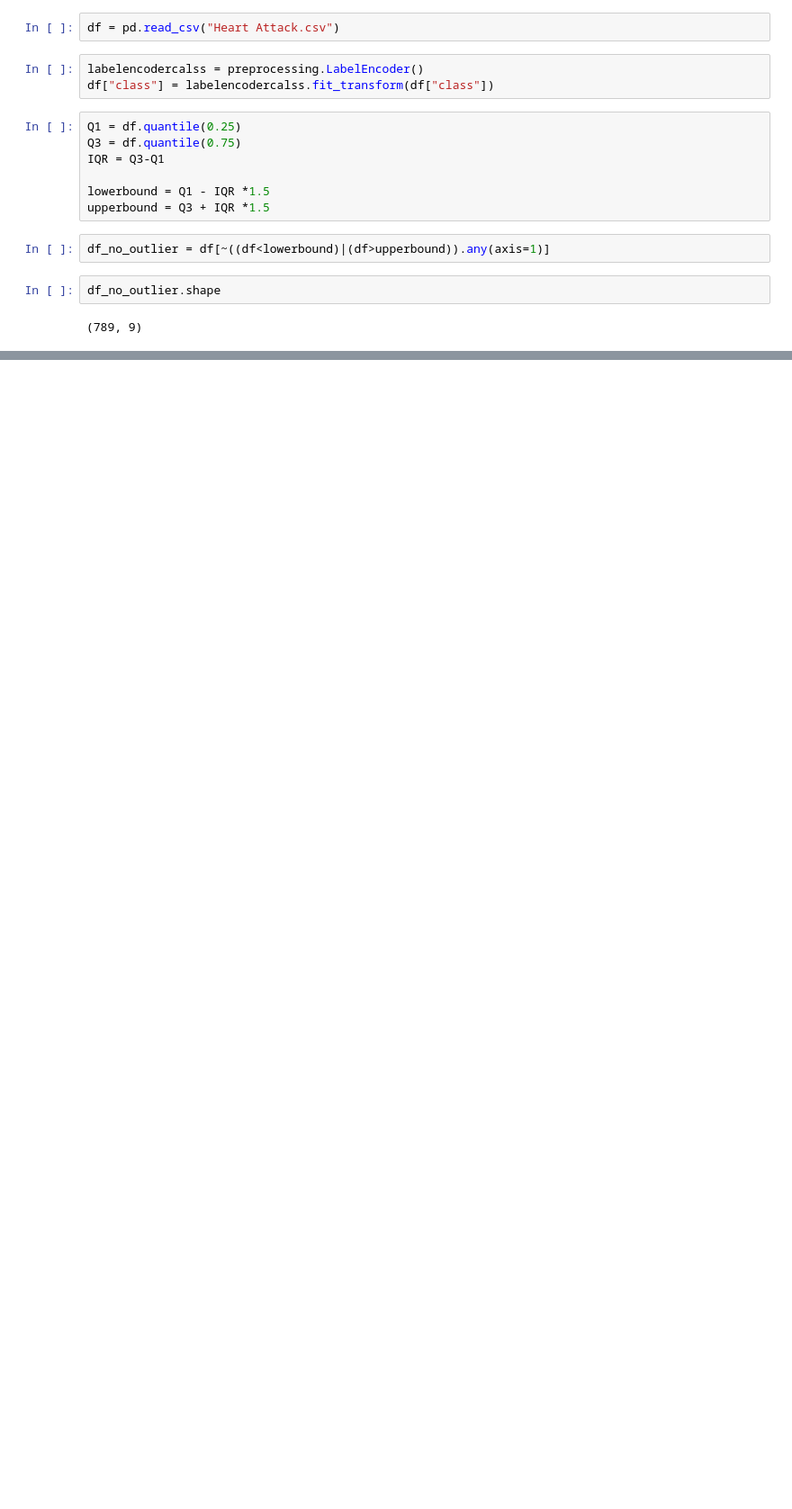
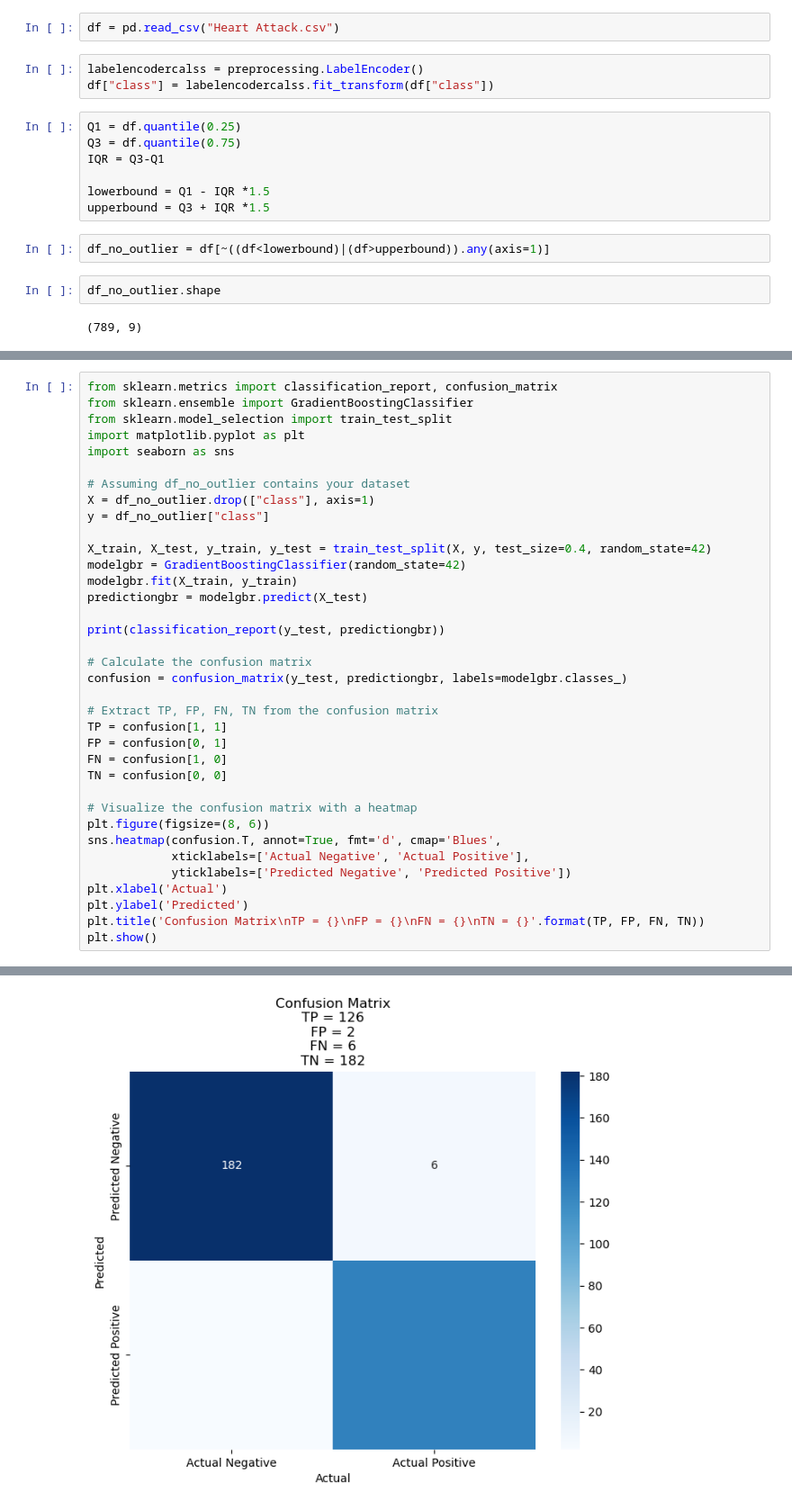
Before and after one commit to Mazcho/Model-dan-Deployment-Klasifikasi-serangan-jantung, a Jupyter notebook: Modeling Implementasi.ipynb, the cells around one changed output, grey strips where cells are left out. Shown at 90% size. Drawn from its saved outputs; the diff is of its cells as text; blank space fills up the shorter version.

```diff
--- a/Modeling Implementasi.ipynb
+++ b/Modeling Implementasi.ipynb
@@ -46,0 +43,37 @@ weighted avg       0.98      0.98      0.98       316
+# %%
+from sklearn.metrics import classification_report, confusion_matrix
+from sklearn.ensemble import GradientBoostingClassifier
+from sklearn.model_selection import train_test_split
+import matplotlib.pyplot as plt
+import seaborn as sns
+
+# Assuming df_no_outlier contains your dataset
+X = df_no_outlier.drop(["class"], axis=1)
+y = df_no_outlier["class"]
+
+X_train, X_test, y_train, y_test = train_test_split(X, y, test_size=0.4, random_state=42)
+modelgbr = GradientBoostingClassifier(random_state=42)
+modelgbr.fit(X_train, y_train)
+predictiongbr = modelgbr.predict(X_test)
+
+print(classification_report(y_test, predictiongbr))
+
+# Calculate the confusion matrix
+confusion = confusion_matrix(y_test, predictiongbr, labels=modelgbr.classes_)
+
+# Extract TP, FP, FN, TN from the confusion matrix
+TP = confusion[1, 1]
+FP = confusion[0, 1]
+FN = confusion[1, 0]
+TN = confusion[0, 0]
+
+# Visualize the confusion matrix with a heatmap
+plt.figure(figsize=(8, 6))
+sns.heatmap(confusion.T, annot=True, fmt='d', cmap='Blues',
+            xticklabels=['Actual Negative', 'Actual Positive'],
+            yticklabels=['Predicted Negative', 'Predicted Positive'])
+plt.xlabel('Actual')
+plt.ylabel('Predicted')
+plt.title('Confusion Matrix\nTP = {}\nFP = {}\nFN = {}\nTN = {}'.format(TP, FP, FN, TN))
+plt.show()
+# %% [output]
@@ -47 +88,2 @@ weighted avg       0.98      0.98      0.98       316
+[figure, added]
 # %%
```
Also changed, not shown: parts of 8 cells of this notebook, 3 other files.
